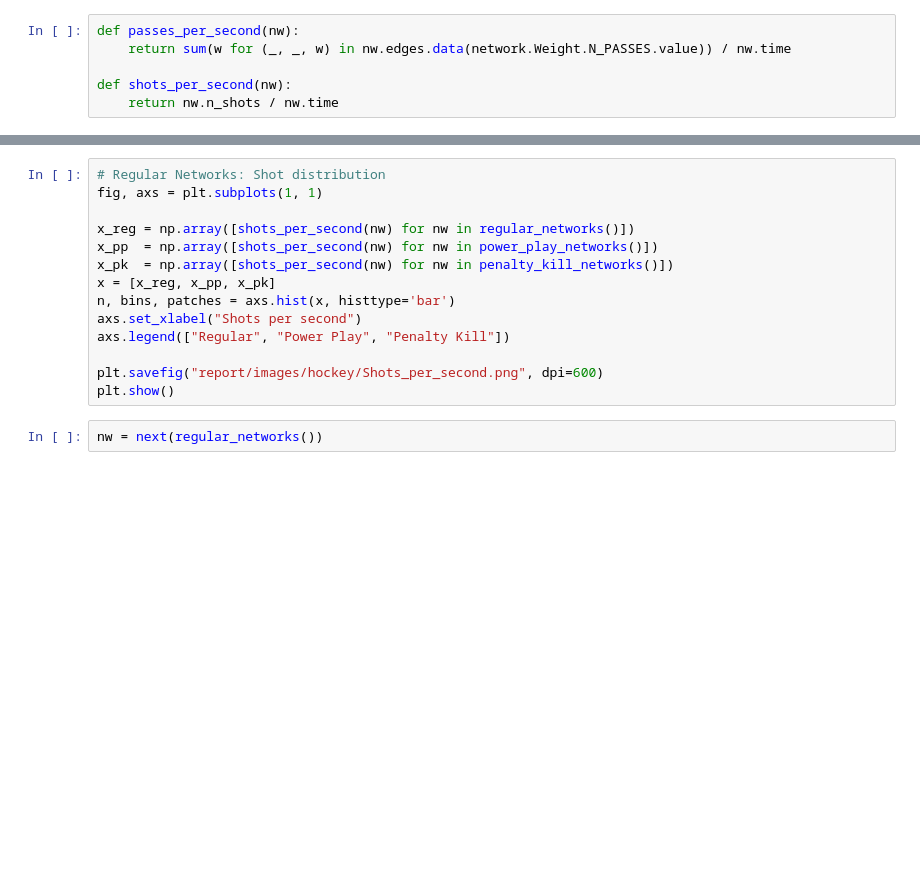
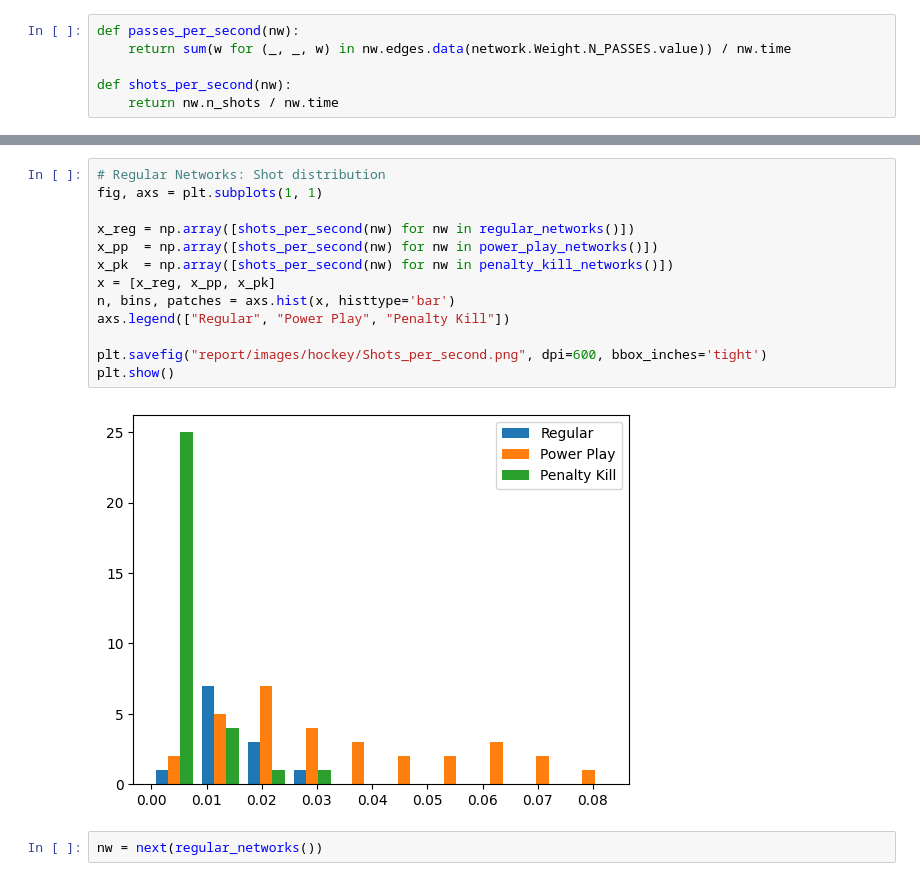
Before and after one commit to Herbsi/sport-networks, a Jupyter notebook: Network Statistics.ipynb, the cells around one changed output, grey strips where cells are left out. Drawn from its saved outputs; the diff is of its cells as text; blank space fills up the shorter version.

```diff
--- a/Network Statistics.ipynb
+++ b/Network Statistics.ipynb
@@ -67,16 +68,17 @@ KeyError: 'n_shots'
 # %%
 # Regular Networks: Shot distribution
 fig, axs = plt.subplots(1, 1)
 
 x_reg = np.array([shots_per_second(nw) for nw in regular_networks()])
 x_pp  = np.array([shots_per_second(nw) for nw in power_play_networks()])
 x_pk  = np.array([shots_per_second(nw) for nw in penalty_kill_networks()])
 x = [x_reg, x_pp, x_pk]
 n, bins, patches = axs.hist(x, histtype='bar')
-axs.set_xlabel("Shots per second")
 axs.legend(["Regular", "Power Play", "Penalty Kill"])
 
-plt.savefig("report/images/hockey/Shots_per_second.png", dpi=600)
+plt.savefig("report/images/hockey/Shots_per_second.png", dpi=600, bbox_inches='tight')
 plt.show()
+# %% [output]
+[figure, added]
 # %%
 nw = next(regular_networks())
```
Also changed, not shown: parts of 3 cells of this notebook, 1 other file.
